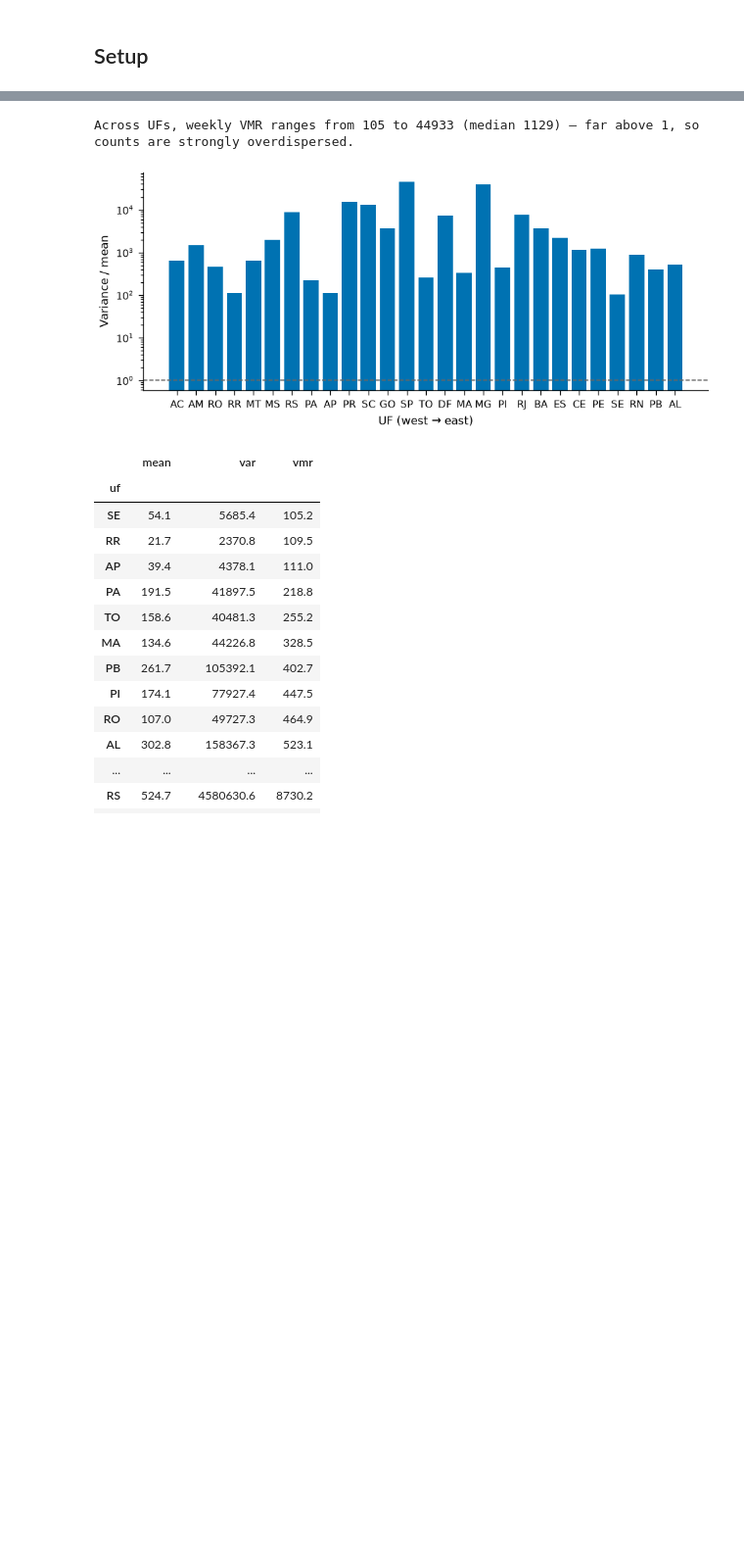
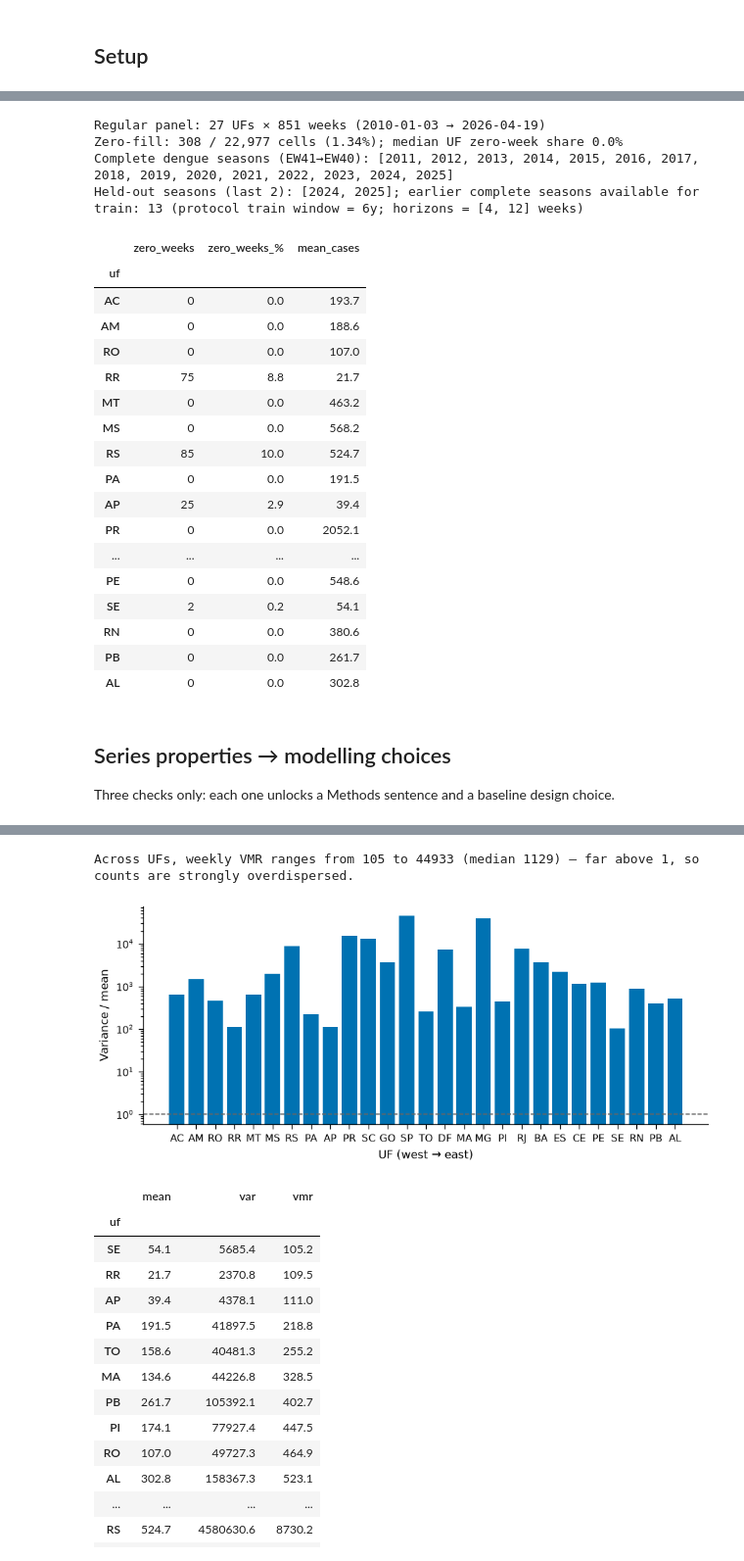
Before and after one commit to caio-olubini/arboviruses-cases-forecasting, a Jupyter notebook: notebooks/01_eda.ipynb, the cells around one changed output, grey strips where cells are left out. Shown at 98% size. Saved outputs shown, nothing was run; the diff lists cells and outputs as text; code cells hidden in the pictures; blank space fills up the shorter version.

```diff
--- a/notebooks/01_eda.ipynb
+++ b/notebooks/01_eda.ipynb
@@ -130,0 +218,80 @@ Variance-to-mean ratio (VMR) of weekly counts, one value per UF.
+# %%
+ufs = sorted(dengue["uf"].unique())
+week_starts = pd.DatetimeIndex(sorted(dengue["week_start"].unique()))
+expected_weeks = pd.date_range(week_starts.min(), week_starts.max(), freq="W-SUN")
+
+assert len(ufs) == 27, f"Expected 27 UFs, found {len(ufs)}"
+assert week_starts.equals(expected_weeks), "week_start is not a contiguous W-SUN grid"
+assert len(dengue) == len(ufs) * len(week_starts), "panel has missing UF×week cells"
+assert dengue.duplicated(["uf", "week_start"]).sum() == 0
+
+cases_by_uf = dengue.groupby("uf")["cases"]
+sparsity = pd.DataFrame(
+    {
+        "weeks": cases_by_uf.size(),
+        "zero_weeks": cases_by_uf.apply(lambda s: int((s == 0).sum())),
+        "zero_share": cases_by_uf.apply(lambda s: float((s == 0).mean())),
+        "mean_cases": cases_by_uf.mean(),
+    }
+).reindex(UFS_WEST_TO_EAST)
+
+dengue = add_season_end_year(dengue, season_start=SEASON_START)
+complete_seasons = complete_season_end_years(
+    dengue, season_start=SEASON_START, season_end=SEASON_END
+)
+held_out = held_out_season_end_years(
+    dengue,
+    n_seasons=HELD_OUT_SEASONS,
+    season_start=SEASON_START,
+    season_end=SEASON_END,
+)
+train_seasons = [s for s in complete_seasons if s not in held_out]
+
+print(
+    f"Regular panel: {len(ufs)} UFs × {len(week_starts)} weeks "
+    f"({week_starts.min().date()} → {week_starts.max().date()})"
+)
+print(
+    f"Zero-fill: {n_zero_filled:,} / {n_panel_cells:,} cells ({zero_fill_rate:.2%}); "
+    f"median UF zero-week share {sparsity['zero_share'].median():.1%}"
+)
+print(
+    f"Complete dengue seasons (EW{SEASON_START}→EW{SEASON_END}): {complete_seasons}"
+)
+print(
+    f"Held-out seasons (last {HELD_OUT_SEASONS}): {held_out}; "
+    f"earlier complete seasons available for train: {len(train_seasons)} "
+    f"(protocol train window = {TRAIN_YEARS}y; horizons = {HORIZONS} weeks)"
+)
+
+sparsity[["zero_weeks", "zero_share", "mean_cases"]].assign(
+    zero_share=lambda d: (d["zero_share"] * 100).round(1),
+    mean_cases=lambda d: d["mean_cases"].round(1),
+).rename(columns={"zero_share": "zero_weeks_%"})
+# %% [output]
+Regular panel: 27 UFs × 851 weeks (2010-01-03 → 2026-04-19)
+Zero-fill: 308 / 22,977 cells (1.34%); median UF zero-week share 0.0%
+Complete dengue seasons (EW41→EW40): [2011, 2012, 2013, 2014, 2015, 2016, 2017, 2018, 2019, 2020, 2021, 2022, 2023, 2024, 2025]
+Held-out seasons (last 2): [2024, 2025]; earlier complete seasons available for train: 13 (protocol train window = 6y; horizons = [4, 12] weeks)
+|  | zero_weeks | zero_weeks_% | mean_cases |
+| uf |  |  |  |
+| AC | 0 | 0.0 | 193.7 |
+| AM | 0 | 0.0 | 188.6 |
+| RO | 0 | 0.0 | 107.0 |
+| RR | 75 | 8.8 | 21.7 |
+| MT | 0 | 0.0 | 463.2 |
+| MS | 0 | 0.0 | 568.2 |
+| RS | 85 | 10.0 | 524.7 |
+| PA | 0 | 0.0 | 191.5 |
+| AP | 25 | 2.9 | 39.4 |
+| PR | 0 | 0.0 | 2052.1 |
+| ... | ... | ... | ... |
+| PE | 0 | 0.0 | 548.6 |
+| SE | 2 | 0.2 | 54.1 |
+| RN | 0 | 0.0 | 380.6 |
+| PB | 0 | 0.0 | 261.7 |
+| AL | 0 | 0.0 | 302.8 |
+# %% [markdown]
+## Series properties → modelling choices
+
+Three checks only: each one unlocks a Methods sentence and a baseline design choice.
```
Also changed, not shown: parts of 23 cells of this notebook, 15 other files.
